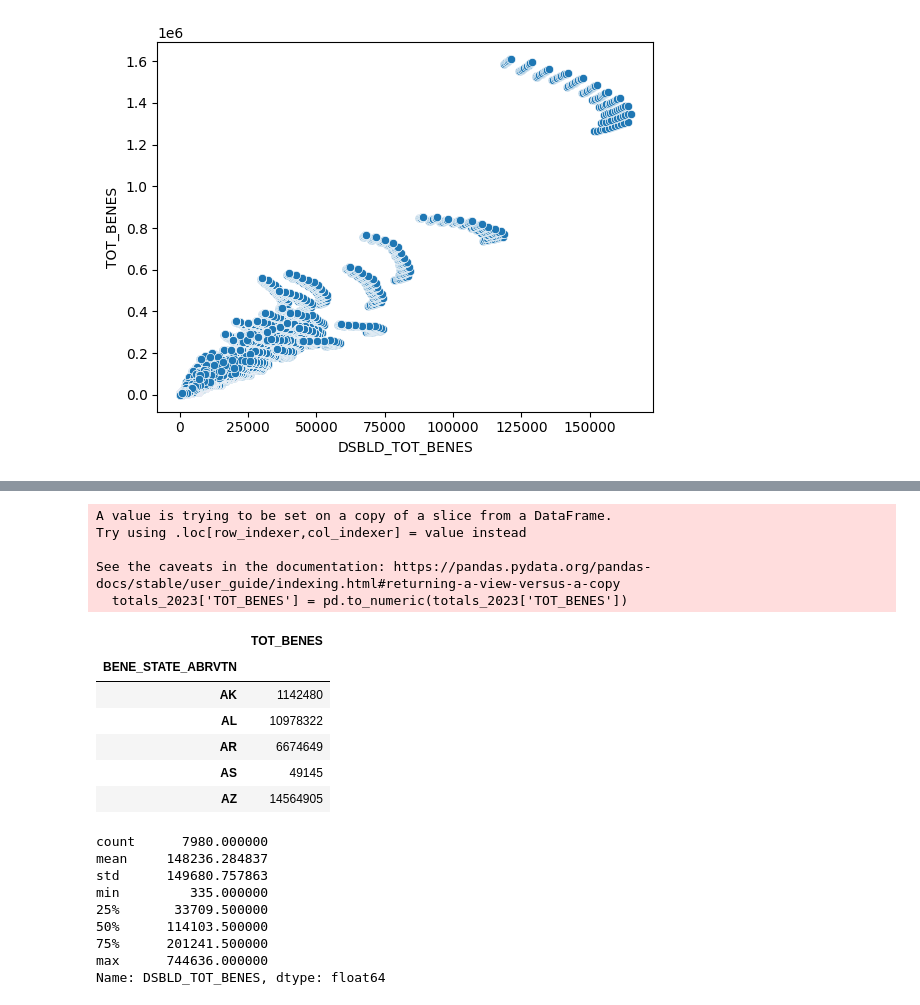
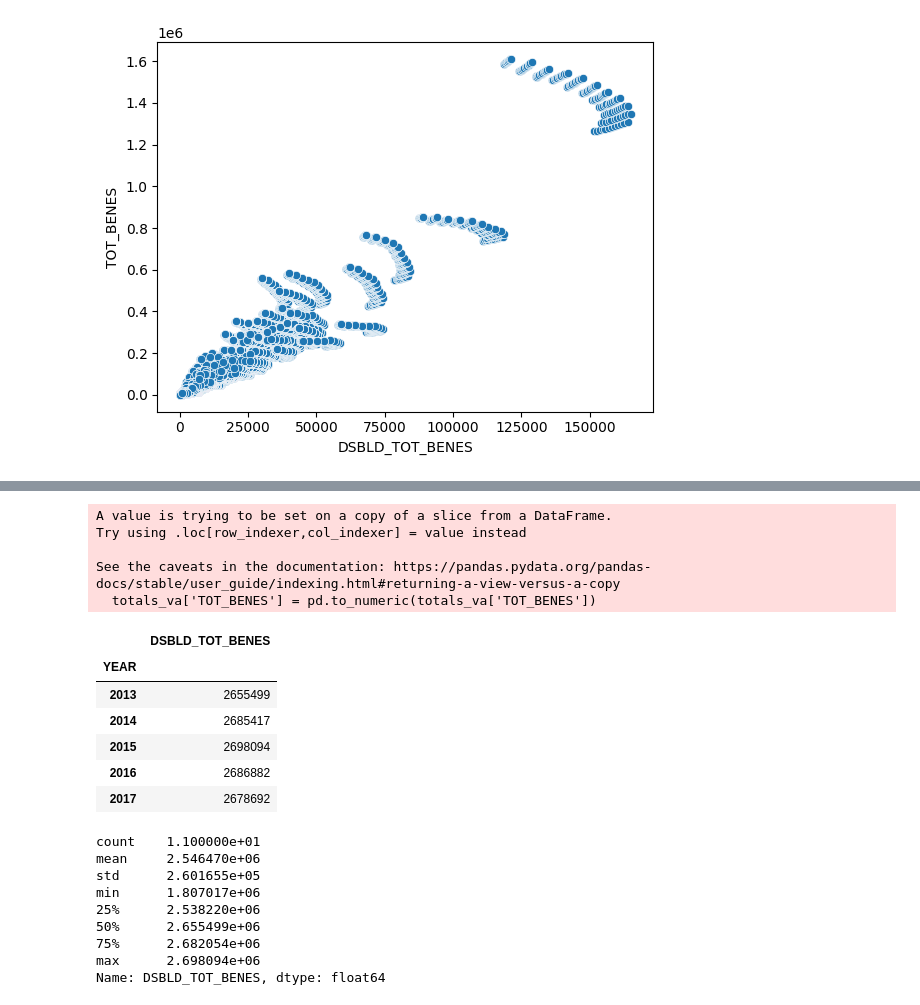
Before and after one commit to Catherine-Nguyen88/visualization, a Jupyter notebook: assignment/assignment.ipynb, the cells around one changed output, grey strips where cells are left out. Cells and saved outputs as stored; diff of their text form; code cells hidden in the pictures.

```diff
--- a/assignment/assignment.ipynb
+++ b/assignment/assignment.ipynb
@@ -498,44 +507,38 @@ sns.scatterplot(data=counties_only,x='DSBLD_TOT_BENES', y='TOT_BENES')
 # %%
 #7
-
-# variables:
-# 'YEAR': categorical
-# 'BENE_STATE_ABRVTN': categorical
-# 'DSBLD_TOT_BENES': numerical
-# 'BENE_GEO_LVL': categorical
-
-# filter out everything but year = 2023
-
-totals_2023 = df6[df6['YEAR']==2023]
-totals_2023.head()
-totals_2023['TOT_BENES'] = pd.to_numeric(totals_2023['TOT_BENES'])
-sort_totals_2023 = totals_2023.groupby('BENE_STATE_ABRVTN')['TOT_BENES'].sum()
-totals = pd.DataFrame(sort_totals_2023)
+# take on VA data from df and call it totals_va
+totals_va = df6[df6['BENE_STATE_ABRVTN']=='VA']
+totals_va.head()
+totals_va['TOT_BENES'] = pd.to_numeric(totals_va['TOT_BENES'])
+sum_totals_va = totals_va.groupby('YEAR')['DSBLD_TOT_BENES'].sum() # sum total by year in VA
+totals = pd.DataFrame(sum_totals_va)
 totals.head()
 # %% [output]
 A value is trying to be set on a copy of a slice from a DataFrame.
 Try using .loc[row_indexer,col_indexer] = value instead
 
 See the caveats in the documentation: https://pandas.pydata.org/pandas-docs/stable/user_guide/indexing.html#returning-a-view-versus-a-copy
-  totals_2023['TOT_BENES'] = pd.to_numeric(totals_2023['TOT_BENES'])
+  totals_va['TOT_BENES'] = pd.to_numeric(totals_va['TOT_BENES'])
-|  | TOT_BENES |
-| BENE_STATE_ABRVTN |  |
-| AK | 1142480 |
-| AL | 10978322 |
-| AR | 6674649 |
-| AS | 49145 |
-| AZ | 14564905 |
+|  | DSBLD_TOT_BENES |
+| YEAR |  |
+| 2013 | 2655499 |
+| 2014 | 2685417 |
+| 2015 | 2698094 |
+| 2016 | 2686882 |
+| 2017 | 2678692 |
 # %%
-# state data only
-df6['DSBLD_TOT_BENES'].describe()
-#
+# VA state data only between 2013-2023
+totals['DSBLD_TOT_BENES'].describe()
+# Between the years 2013-2023 in the state of Virginia, the maximum total beneficiaries was 2.7 million in a year, while the min was 1.8 million.
+# The average was 2.5 million, 25% of the data falls under 2.5 million, 50% falls under 2.6 million and 75% of the data falls under 2.7 million.
+# Dispersion around the mean value (std) is 2.6 million people.
 # %% [output]
-count      7980.000000
-mean     148236.284837
-std      149680.757863
-min         335.000000
-25%       33709.500000
-50%      114103.500000
-75%      201241.500000
-max      744636.000000
+count    1.100000e+01
+mean     2.546470e+06
+std      2.601655e+05
+min      1.807017e+06
+25%      2.538220e+06
+50%      2.655499e+06
+75%      2.682054e+06
+max      2.698094e+06
 Name: DSBLD_TOT_BENES, dtype: float64
```
Also changed, not shown: parts of 1 cell of this notebook.
